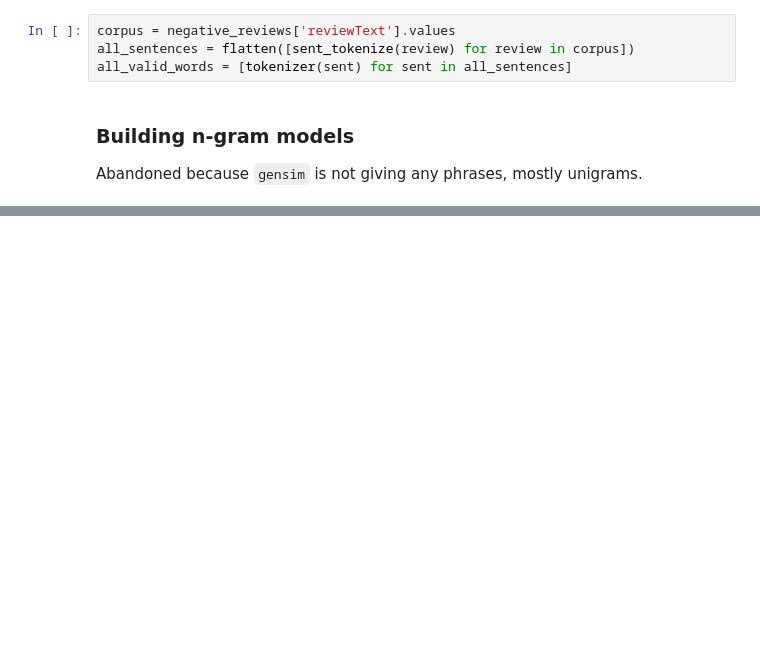
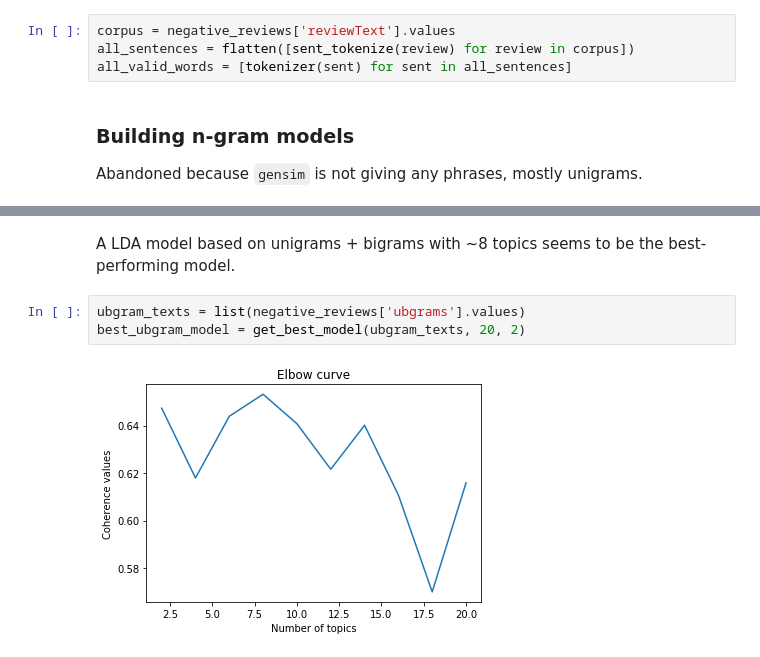
Before and after one commit to jzheng13/saleswhale-ai, a Jupyter notebook: analysis.ipynb, the cells around one changed output, grey strips where cells are left out. Cells and saved outputs as stored; diff of their text form; blank space fills up the shorter version.

```diff
--- a/analysis.ipynb
+++ b/analysis.ipynb
@@ -194,0 +211,8 @@ plt.show()
+# %% [markdown]
+A LDA model based on unigrams + bigrams with ~8 topics seems to be
+the best-performing model.
+# %%
+ubgram_texts = list(negative_reviews['ubgrams'].values)
+best_ubgram_model = get_best_model(ubgram_texts, 20, 2)
+# %% [output]
+[figure, added]
```
Also changed, not shown: parts of 32 cells of this notebook, 8 other files.
